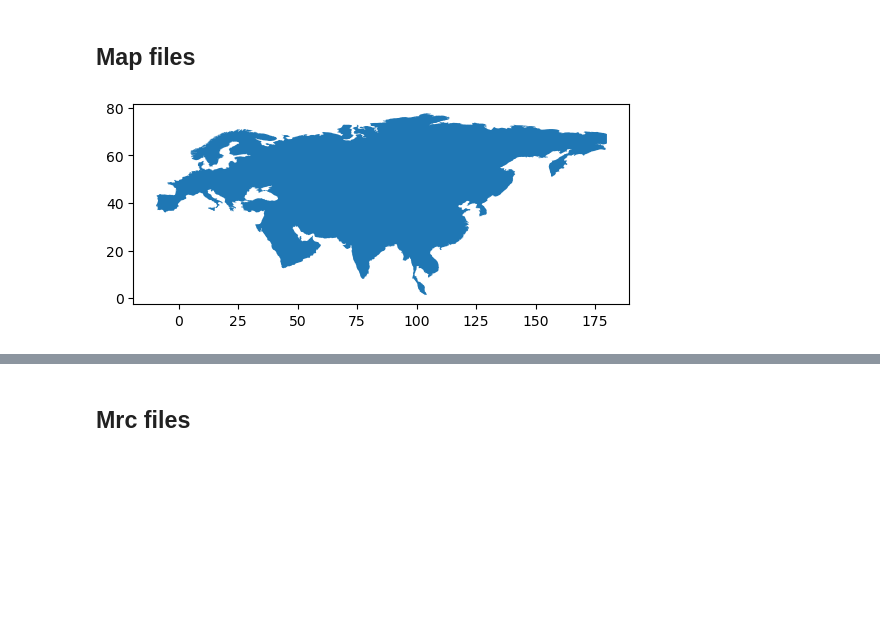
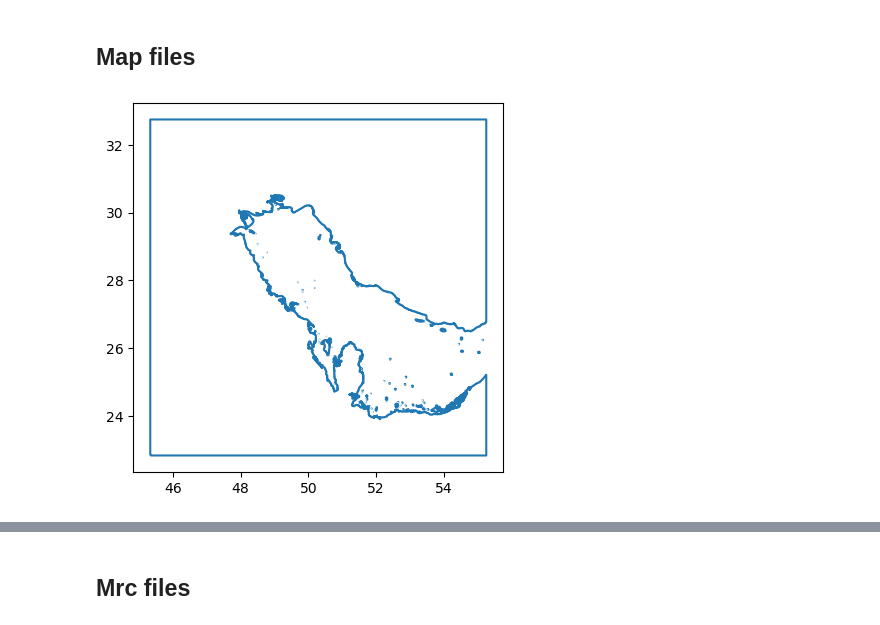
Before and after one commit to Igoratake/MedSlik_CMCC, a Jupyter notebook: Testing_output.ipynb, the cells around one changed output, grey strips where cells are left out. Cells and saved outputs as stored; diff of their text form; code cells hidden in the pictures; blank space fills up the shorter version.

```diff
--- a/Testing_output.ipynb
+++ b/Testing_output.ipynb
@@ -292,12 +430,14 @@ def plot_map(file_path):
 
     df = df.dropna()
 
+    # df = df[(df.Longitude<lon_max)&(df.Longitude>lon_min)&(df.Latitude<lat_max)&(df.Latitude>lat_min)]
+
     # # Create a GeoDataFrame with LineString geometries
     geometry = [Point(xy) for xy in zip(df['Longitude'], df['Latitude'])]
 
     gdf = gpd.GeoDataFrame(df,geometry=geometry)
 
-    df_pol = gdf.groupby('label')['geometry'].apply(lambda x: Polygon(x.tolist())).reset_index()
+    df_pol = gdf.groupby('label')['geometry'].apply(lambda x: LineString(x.tolist())).reset_index()
 
     # Declare the result as a new a GeoDataFrame
     gdf_pol = gpd.GeoDataFrame(df_pol, geometry = 'geometry')
@@ -308,7 +448,5 @@ def plot_map(file_path):
 # %matplotlib inline
 # %%
 plot_map('cases/taranto_manual/bnc_files/dtm.map')
-# %% [output]
-[figure, removed]
 # %%
 plot_map('/work/opa/ia19223/Medslik-II/cases/taranto_witoil/witoil/DTM_INP/vnzl.map')
@@ -314,0 +457,4 @@ plot_map('/work/opa/ia19223/Medslik-II/cases/taranto_witoil/witoil/DTM_INP/vnzl.
+# %%
+plot_map('cases/saudi_arabia_rerun_juno/bnc_files/dtm.map')
+# %% [output]
+[figure, added]
```
Also changed, not shown: parts of 35 cells of this notebook, 16 other files.
